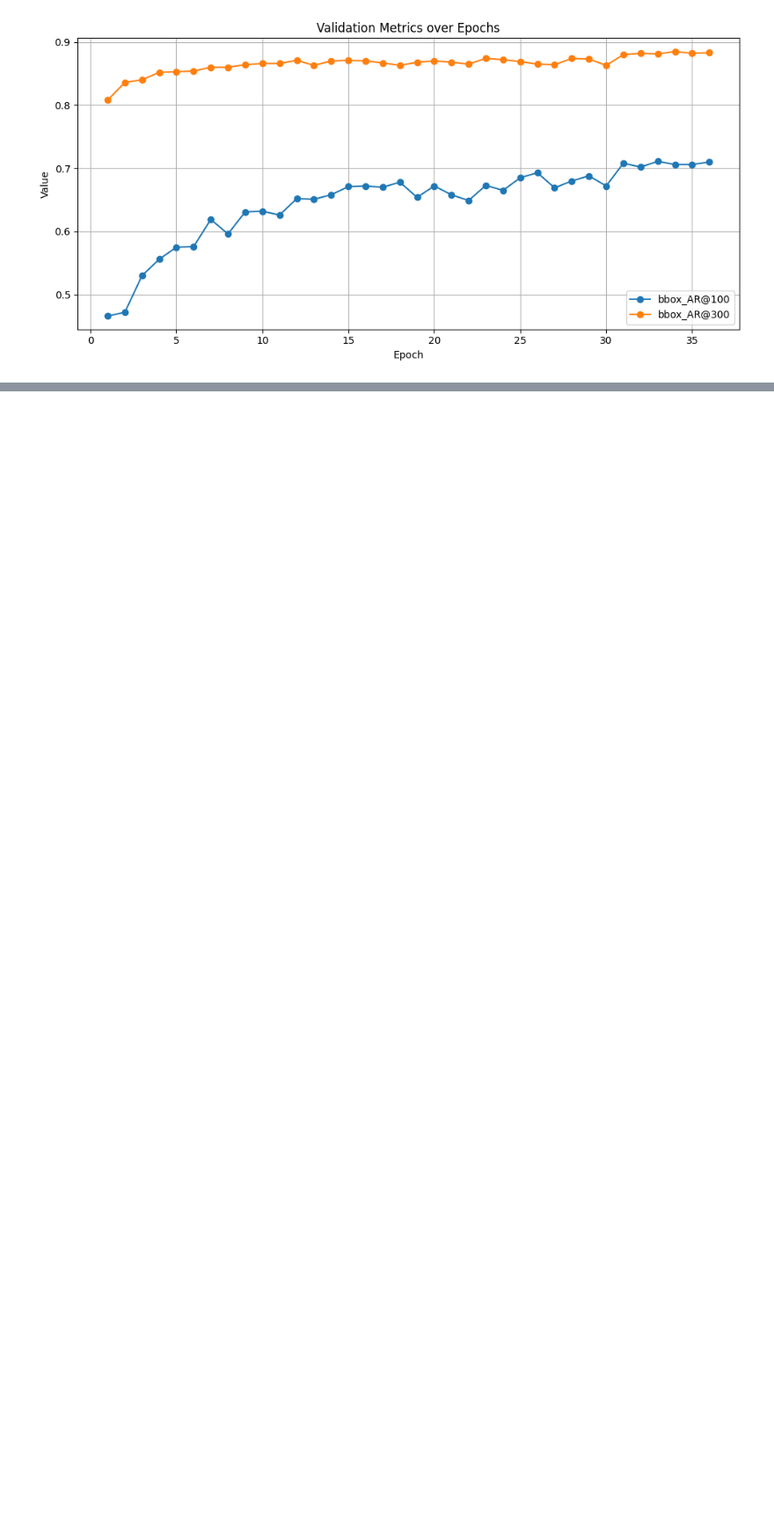
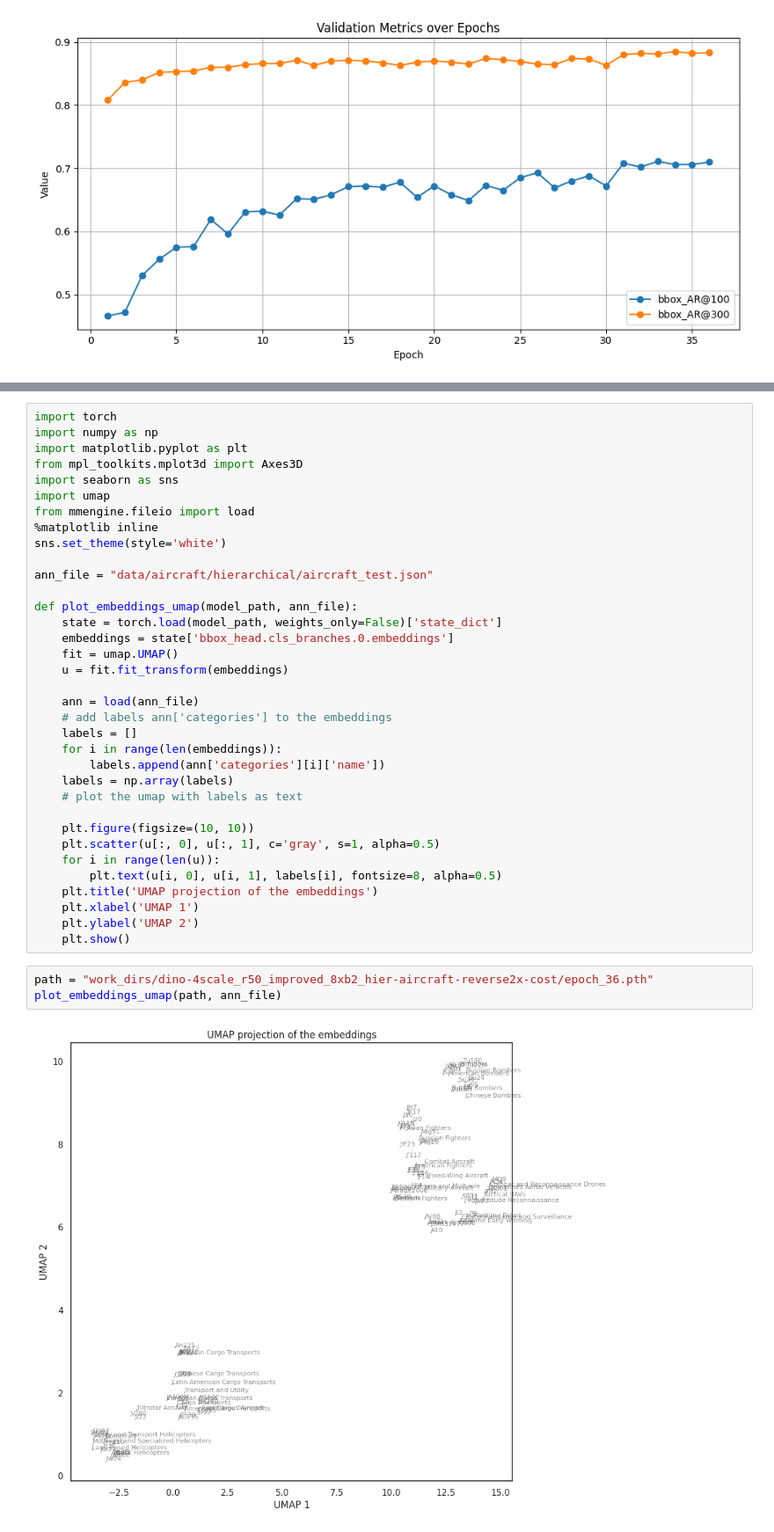
Before and after one commit to Gogonemnem/hierarchical-object-detection, a Jupyter notebook: tests.ipynb, the cells around one changed output, grey strips where cells are left out. Shown at 88% size. Drawn from its saved outputs; the diff is of its cells as text; blank space fills up the shorter version.

```diff
--- a/tests.ipynb
+++ b/tests.ipynb
@@ -239,0 +306,40 @@ plot_metrics(log_files, metrics_to_track=["coco/bbox_AR@100", "coco/bbox_AR@300"
+# %%
+import torch
+import numpy as np
+import matplotlib.pyplot as plt
+from mpl_toolkits.mplot3d import Axes3D
+import seaborn as sns
+import umap
+from mmengine.fileio import load
+%matplotlib inline
+sns.set_theme(style='white')
+
+ann_file = "data/aircraft/hierarchical/aircraft_test.json"
+
+def plot_embeddings_umap(model_path, ann_file):
+    state = torch.load(model_path, weights_only=False)['state_dict']
+    embeddings = state['bbox_head.cls_branches.0.embeddings']
+    fit = umap.UMAP()
+    u = fit.fit_transform(embeddings)
+
+    ann = load(ann_file)
+    # add labels ann['categories'] to the embeddings
+    labels = []
+    for i in range(len(embeddings)):
+        labels.append(ann['categories'][i]['name'])
+    labels = np.array(labels)
+    # plot the umap with labels as text
+
+    plt.figure(figsize=(10, 10))
+    plt.scatter(u[:, 0], u[:, 1], c='gray', s=1, alpha=0.5)
+    for i in range(len(u)):
+        plt.text(u[i, 0], u[i, 1], labels[i], fontsize=8, alpha=0.5)
+    plt.title('UMAP projection of the embeddings')
+    plt.xlabel('UMAP 1')
+    plt.ylabel('UMAP 2')
+    plt.show()
+# %%
+path = "work_dirs/dino-4scale_r50_improved_8xb2_hier-aircraft-reverse2x-cost/epoch_36.pth"
+plot_embeddings_umap(path, ann_file)
+# %% [output]
+[figure, added]
```
Also changed, not shown: parts of 6 cells of this notebook, 1 other file.
